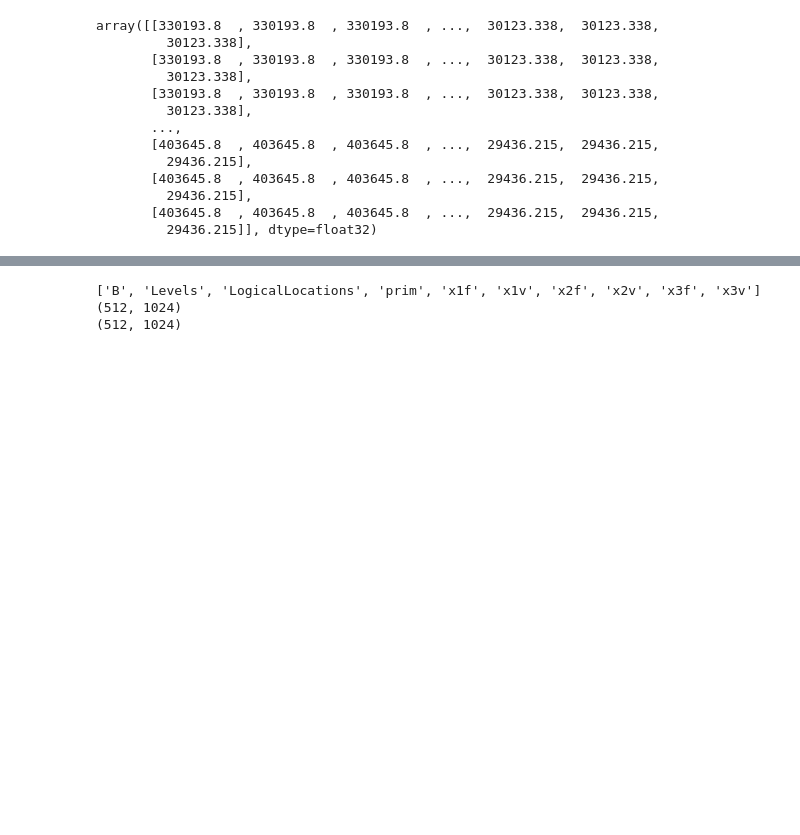
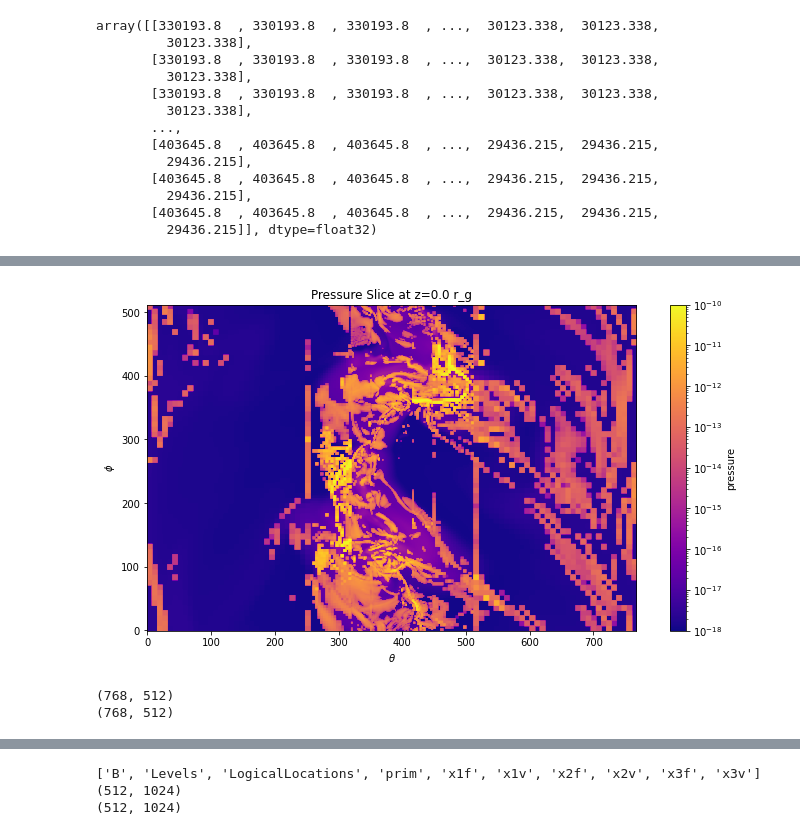
Before and after one commit to thomas-03/blacklight, a Jupyter notebook: scripts/examineRMHDOutput.ipynb, the cells around one changed output, grey strips where cells are left out. Saved outputs shown, nothing was run; the diff lists cells and outputs as text; code cells hidden in the pictures; blank space fills up the shorter version.

```diff
--- a/scripts/examineRMHDOutput.ipynb
+++ b/scripts/examineRMHDOutput.ipynb
@@ -168,7 +239,7 @@ print(tdeFile['prim'])
 <HDF5 dataset "x1f": shape (88355, 9), type "<f4">
 <HDF5 dataset "prim": shape (25, 88355, 8, 4, 8), type "<f4">
 # %%
-arguments = {'data_file': '../data/tdestream.out1.01335.athdf', 'quantity': 'press', 'output_file': './plots/pressPlot.png', 'direction': 3, 'slice_location': 0.0, 'average': False, 'sum': False, 'level': None, 'x_min': None, 'x_max': None, 'y_min': None, 'y_max': None, 'fill': False, 'colormap': None, 'vmin': None, 'vmax': None, 'logc': False, 'stream': None, 'stream_average': False, 'stream_density': 1.0, 'num_ghost': 0}
+arguments = {'data_file': '../data/input.cbdisk.out1.01637.athdf', 'quantity': 'press', 'output_file': './plots/pressPlot.png', 'direction': 1, 'slice_location': 0.0, 'average': False, 'sum': False, 'level': None, 'x_min': None, 'x_max': None, 'y_min': None, 'y_max': None, 'fill': False, 'colormap': None, 'vmin': None, 'vmax': None, 'logc': False, 'stream': None, 'stream_average': False, 'stream_density': 1.0, 'num_ghost': 0}
 press = plot_slice.getDataSlice(**arguments)
 print(press.shape)
 # %% [output]
@@ -220,0 +293,20 @@ plt.show()
+# %%
+fig,ax = plt.subplots(figsize=(12,6))
+plt.imshow(press, origin='lower', norm=LogNorm(vmin=1e-18, vmax=1e-10), cmap='plasma')
+plt.colorbar(label='pressure')
+plt.xlabel('$\\theta$')
+plt.ylabel('$\\phi$')
+plt.title('Pressure Slice at z=0.0 r_g')
+plt.show()
+# %% [output]
+[figure, added]
+# %%
+arguments = {'data_file': '../data/input.cbdisk.out1.01637.athdf', 'quantity': 'press', 'output_file': './plots/pressPlot.png', 'direction': 3, 'slice_location': 0.0, 'average': False, 'sum': False, 'level': None, 'x_min': None, 'x_max': None, 'y_min': None, 'y_max': None, 'fill': False, 'colormap': None, 'vmin': None, 'vmax': None, 'logc': False, 'stream': None, 'stream_average': False, 'stream_density': 1.0, 'num_ghost': 0}
+press_rth = plot_slice.getDataSlice(**arguments)
+print(press_rth.shape)
+arguments = {'data_file': '../data/input.cbdisk.out1.01637.athdf', 'quantity': 'rho', 'output_file': './plots/rhoPlot.png', 'direction': 3, 'slice_location': 0.0, 'average': False, 'sum': False, 'level': None, 'x_min': None, 'x_max': None, 'y_min': None, 'y_max': None, 'fill': False, 'colormap': None, 'vmin': None, 'vmax': None, 'logc': False, 'stream': None, 'stream_average': False, 'stream_density': 1.0, 'num_ghost': 0}
+rho_rth = plot_slice.getDataSlice(**arguments)
+print(rho_rth.shape)
+# %% [output]
+(768, 512)
+(768, 512)
```
Also changed, not shown: parts of 24 cells of this notebook, 18 other files.
